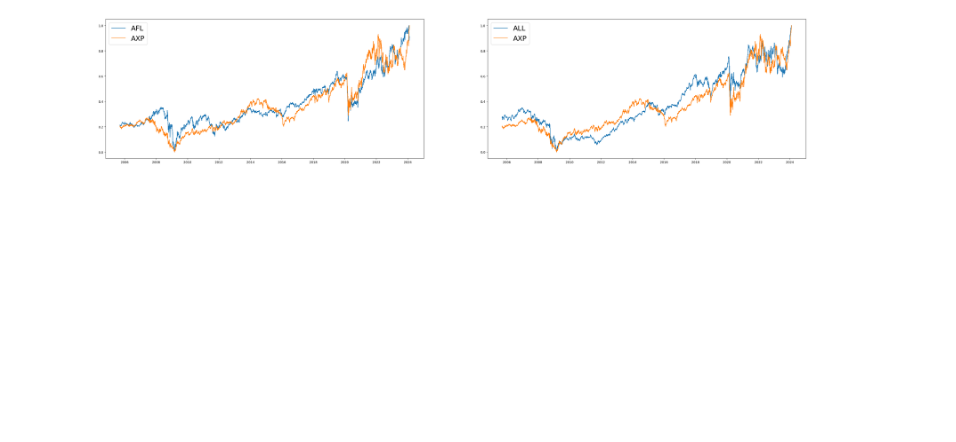
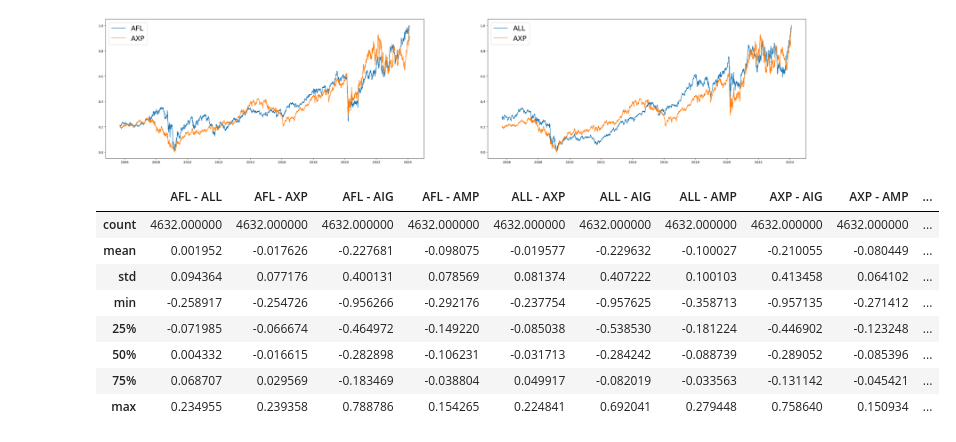
Before and after one commit to Ritvik2205/PairTrading, a Jupyter notebook: distMethod.ipynb, the cells around one changed output. Cells and saved outputs as stored; diff of their text form; code cells hidden in the pictures; blank space fills up the shorter version.

```diff
--- a/distMethod.ipynb
+++ b/distMethod.ipynb
@@ -115,3 +135,15 @@ for k in range(no_of_subplots):
 fig.set_size_inches(40, 8)
 # %% [output]
 [figure]
+# %%
+diff_df.describe()
+# %% [output]
+|  | AFL - ALL | AFL - AXP | AFL - AIG | AFL - AMP | ALL - AXP | ALL - AIG | ALL - AMP | AXP - AIG | AXP - AMP | ... |
+| count | 4632.000000 | 4632.000000 | 4632.000000 | 4632.000000 | 4632.000000 | 4632.000000 | 4632.000000 | 4632.000000 | 4632.000000 | ... |
+| mean | 0.001952 | -0.017626 | -0.227681 | -0.098075 | -0.019577 | -0.229632 | -0.100027 | -0.210055 | -0.080449 | ... |
+| std | 0.094364 | 0.077176 | 0.400131 | 0.078569 | 0.081374 | 0.407222 | 0.100103 | 0.413458 | 0.064102 | ... |
+| min | -0.258917 | -0.254726 | -0.956266 | -0.292176 | -0.237754 | -0.957625 | -0.358713 | -0.957135 | -0.271412 | ... |
+| 25% | -0.071985 | -0.066674 | -0.464972 | -0.149220 | -0.085038 | -0.538530 | -0.181224 | -0.446902 | -0.123248 | ... |
+| 50% | 0.004332 | -0.016615 | -0.282898 | -0.106231 | -0.031713 | -0.284242 | -0.088739 | -0.289052 | -0.085396 | ... |
+| 75% | 0.068707 | 0.029569 | -0.183469 | -0.038804 | 0.049917 | -0.082019 | -0.033563 | -0.131142 | -0.045421 | ... |
+| max | 0.234955 | 0.239358 | 0.788786 | 0.154265 | 0.224841 | 0.692041 | 0.279448 | 0.758640 | 0.150934 | ... |
```
Also changed, not shown: parts of 2 cells of this notebook.
